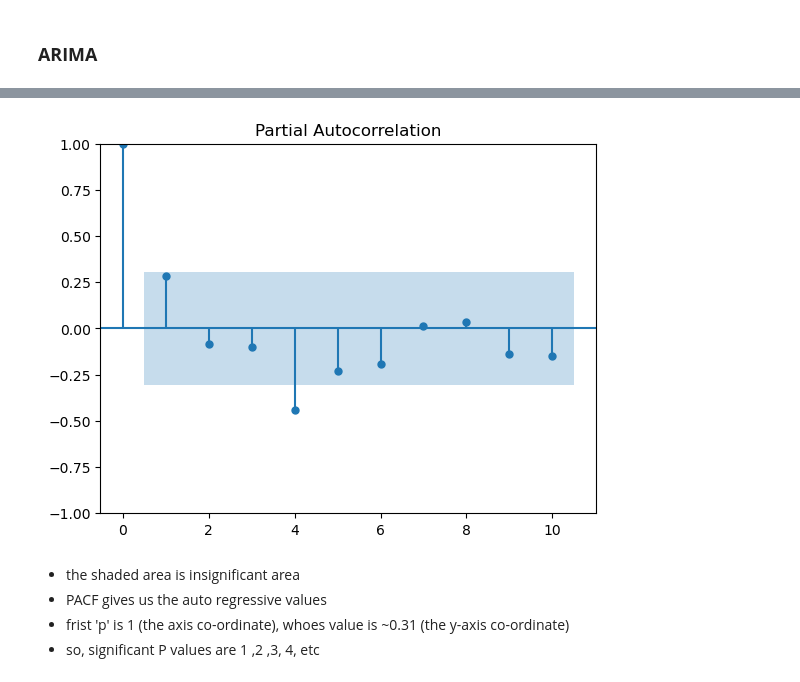
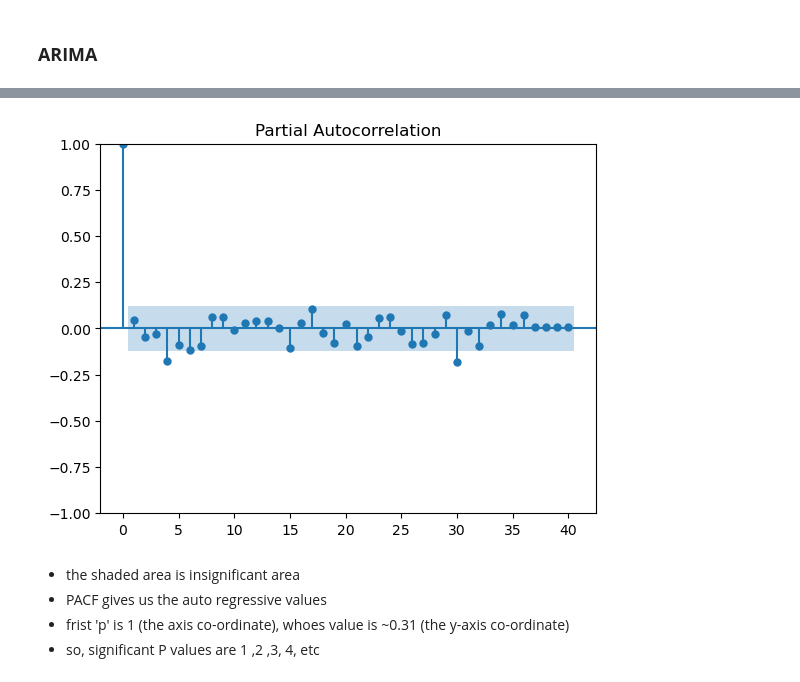
Before and after one commit to Puneet681/CDAC-PG-DAI, a Jupyter notebook: data analytics/Personal/stocks_acc.ipynb, the cells around one changed output, grey strips where cells are left out. Drawn from its saved outputs; the diff is of its cells as text; code cells hidden in the pictures.

```diff
--- a/data analytics/Personal/stocks_acc.ipynb
+++ b/data analytics/Personal/stocks_acc.ipynb
@@ -306,10 +293,10 @@ Date
 from statsmodels.tsa.arima.model import ARIMA
 from statsmodels.graphics.tsaplots import plot_acf,plot_pacf
 # %%
-plot_pacf(tcs['FirstDiff'].dropna(),lags=10)
+plot_pacf(tcs['FirstDiff'].dropna(),lags=40)
 plt.show()
 # %% [output]
-[figure, old version]
+[figure, new version]
 # %% [markdown]
 * the shaded area is insignificant area
 * PACF gives us the auto regressive values
```
Also changed, not shown: parts of 31 cells of this notebook, 1 other file.
